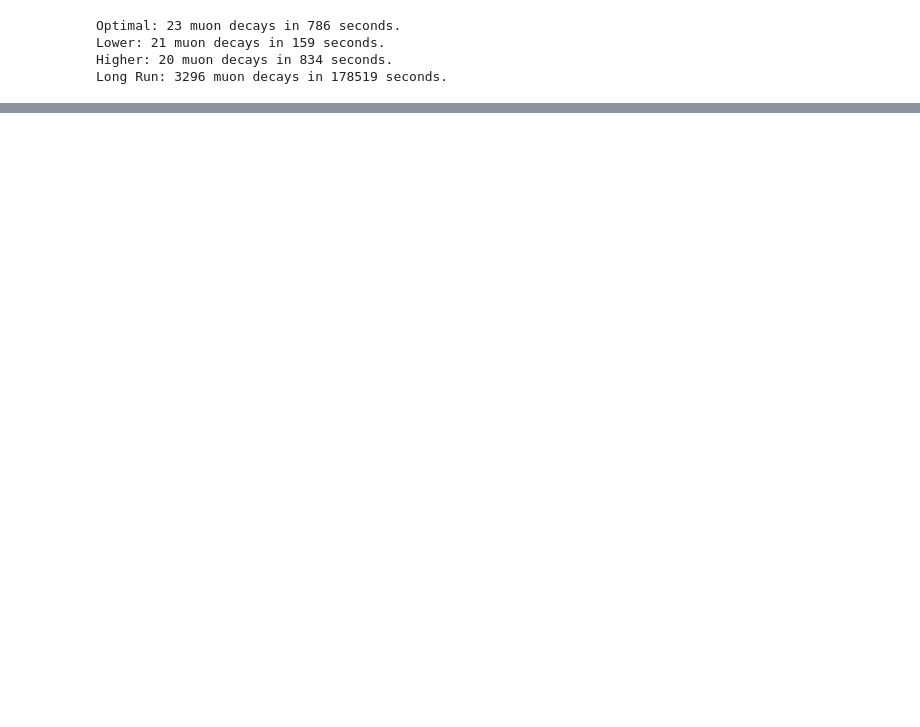
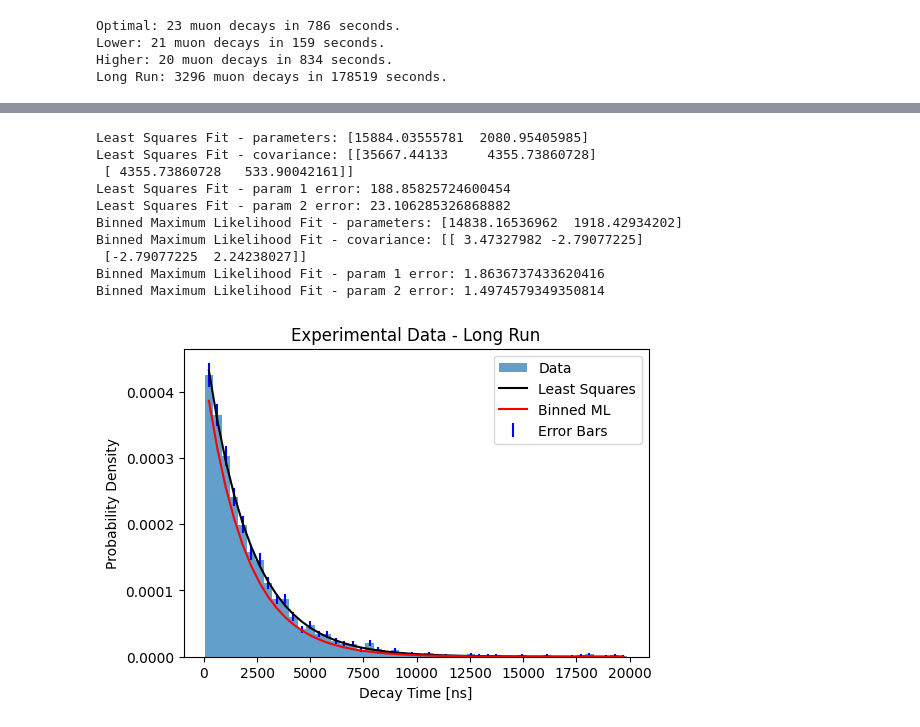
Before and after one commit to jwdesroches/phys_5318, a Jupyter notebook: experiment_4/data_processing.ipynb, the cells around one changed output, grey strips where cells are left out. Drawn from its saved outputs; the diff is of its cells as text; code cells hidden in the pictures; blank space fills up the shorter version.

```diff
--- a/experiment_4/data_processing.ipynb
+++ b/experiment_4/data_processing.ipynb
@@ -199,0 +137,68 @@ plot_decay_times_histogram(long_df)
+# %%
+decays = long_df["tick"][long_df["tick"] < 40000]
+
+def exponential_decay(x, mu, sigma):
+    return np.exp(-x/sigma - mu/sigma)
+
+hist, bins = np.histogram(decays, bins=50, density=True)
+bin_centers = (bins[:-1] + bins[1:]) / 2
+bin_width = bins[1] - bins[0]
+
+# Least-squares fit
+popt, pcov = curve_fit(exponential_decay, bin_centers, hist, p0=[np.mean(decays), np.std(decays)])
+
+# Plot the histogram and the least-squares fit
+plt.figure(figsize = (6,4))
+plt.hist(decays, bins=bins, density=True, label='Data', alpha=0.7)
+plt.errorbar(bin_centers, hist, yerr=np.sqrt(hist) / np.sqrt(len(decays) * bin_width), fmt='none', color='blue', label='Error Bars')
+plt.plot(bin_centers, exponential_decay(bin_centers, *popt), color='k', label="Least Squares")
+plt.xlabel('Decay Time [ns]')
+plt.ylabel('Probability Density')
+plt.title('Experimental Data - Long Run')
+plt.legend()
+
+print("Least Squares Fit - parameters:", popt)
+print("Least Squares Fit - covariance:", pcov)
+print("Least Squares Fit - param 1 error:", np.sqrt(pcov[0,0]))
+print("Least Squares Fit - param 2 error:", np.sqrt(pcov[1,1]))
+
+
+# Binned Maximum Likelihood fit
+def log_likelihood(params, bin_centers, hist):
+    mu, sigma = params
+    model = exponential_decay(bin_centers, mu, sigma)
+    log_likelihood = np.sum(hist * np.log(model) - model)
+    return -log_likelihood
+
+nll = lambda *args: log_likelihood(*args)
+initial_params = [np.mean(decays), 12000]
+result = minimize(nll, initial_params, args=(bin_centers, hist))
+bml_params = result.x
+
+# Calculate the covariance matrix
+hessian = result.hess_inv
+bml_covariance = hessian / (len(decays) * bin_width)
+
+# Plot the Binned Maximum Likelihood fit
+plt.plot(bin_centers, exponential_decay(bin_centers, *bml_params), color='r', label="Binned ML")
+
+# Print the Binned Maximum Likelihood fit parameters and covariance
+print("Binned Maximum Likelihood Fit - parameters:", bml_params)
+print("Binned Maximum Likelihood Fit - covariance:", bml_covariance)
+print("Binned Maximum Likelihood Fit - param 1 error:", np.sqrt(bml_covariance[0,0]))
+print("Binned Maximum Likelihood Fit - param 2 error:", np.sqrt(bml_covariance[1,1]))
+
+plt.legend()
+plt.show()
+# %% [output]
+Least Squares Fit - parameters: [15884.03555781  2080.95405985]
+Least Squares Fit - covariance: [[35667.44133     4355.73860728]
+ [ 4355.73860728   533.90042161]]
+Least Squares Fit - param 1 error: 188.85825724600454
+Least Squares Fit - param 2 error: 23.106285326868882
+Binned Maximum Likelihood Fit - parameters: [14838.16536962  1918.42934202]
+Binned Maximum Likelihood Fit - covariance: [[ 3.47327982 -2.79077225]
+ [-2.79077225  2.24238027]]
+Binned Maximum Likelihood Fit - param 1 error: 1.8636737433620416
+Binned Maximum Likelihood Fit - param 2 error: 1.4974579349350814
+[figure, added]
```
Also changed, not shown: parts of 6 cells of this notebook.
